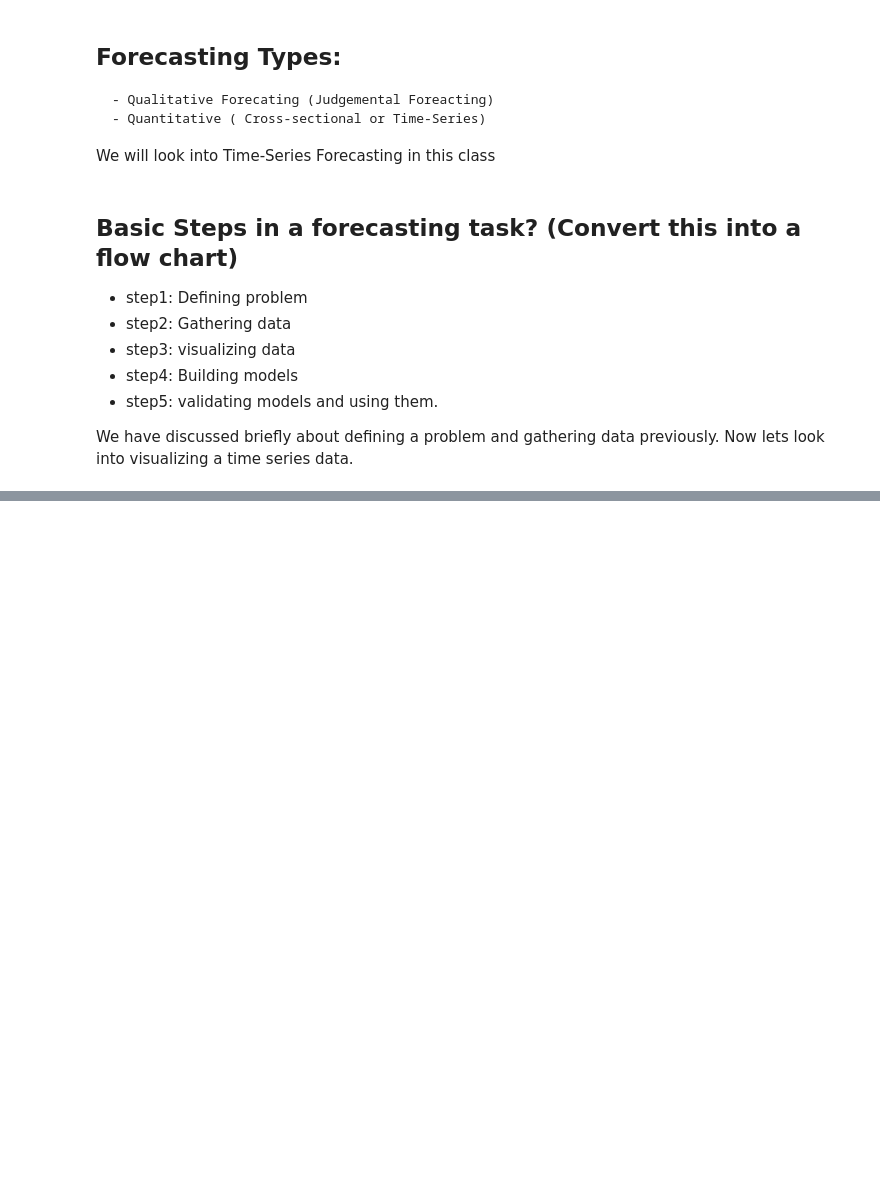
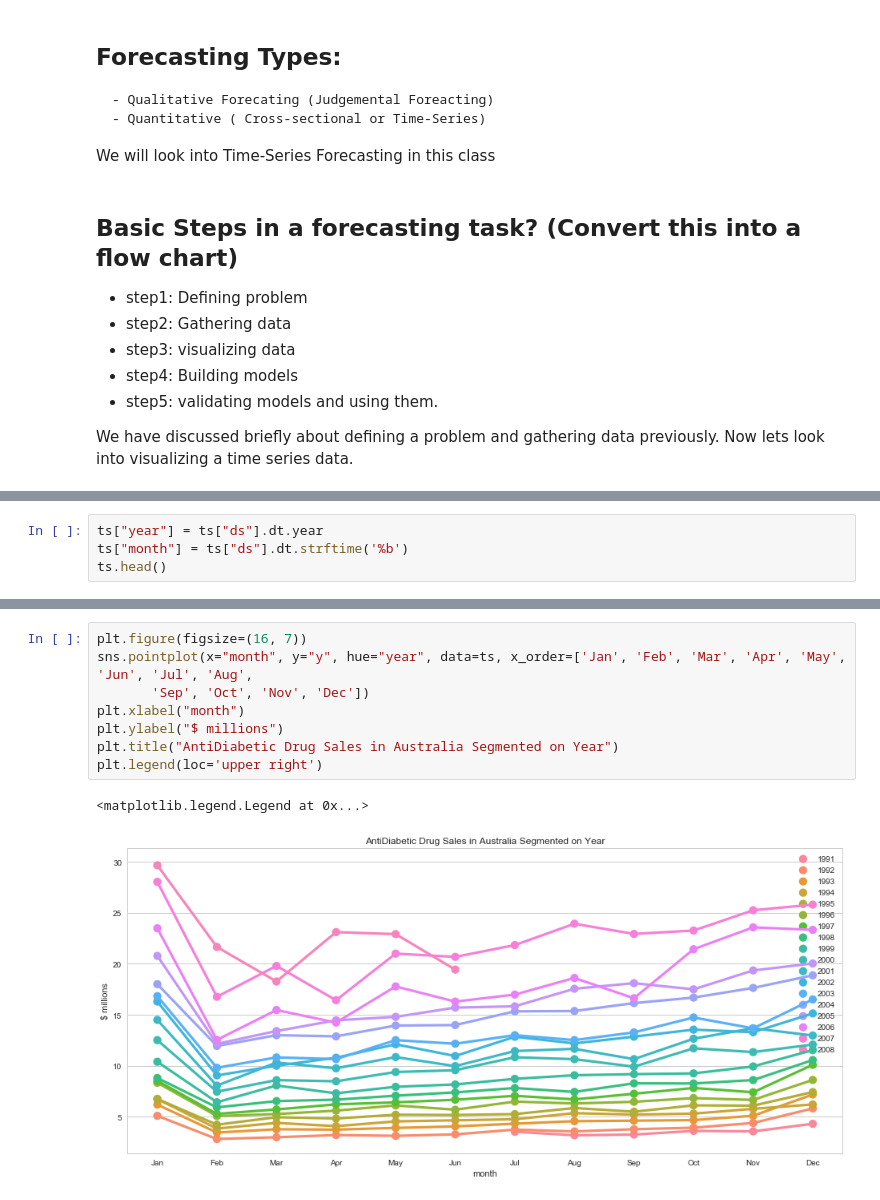
Before and after one commit to prakashjayy/Time_Series_Course, a Jupyter notebook: Session-1.ipynb, the cells around one changed output, grey strips where cells are left out. Saved outputs shown, nothing was run; the diff lists cells and outputs as text; blank space fills up the shorter version.

```diff
--- a/Session-1.ipynb
+++ b/Session-1.ipynb
@@ -85,0 +110,4 @@ ts.head()
+# %%
+ts["year"] = ts["ds"].dt.year
+ts["month"] = ts["ds"].dt.strftime('%b')
+ts.head()
@@ -85,0 +121,11 @@ ts.head()
+# %%
+plt.figure(figsize=(16, 7))
+sns.pointplot(x="month", y="y", hue="year", data=ts, x_order=['Jan', 'Feb', 'Mar', 'Apr', 'May', 'Jun', 'Jul', 'Aug',
+       'Sep', 'Oct', 'Nov', 'Dec'])
+plt.xlabel("month")
+plt.ylabel("$ millions")
+plt.title("AntiDiabetic Drug Sales in Australia Segmented on Year")
+plt.legend(loc='upper right')
+# %% [output]
+<matplotlib.legend.Legend at 0x...>
+[figure, added]
```
Also changed, not shown: parts of 16 cells of this notebook, 4 other files.
